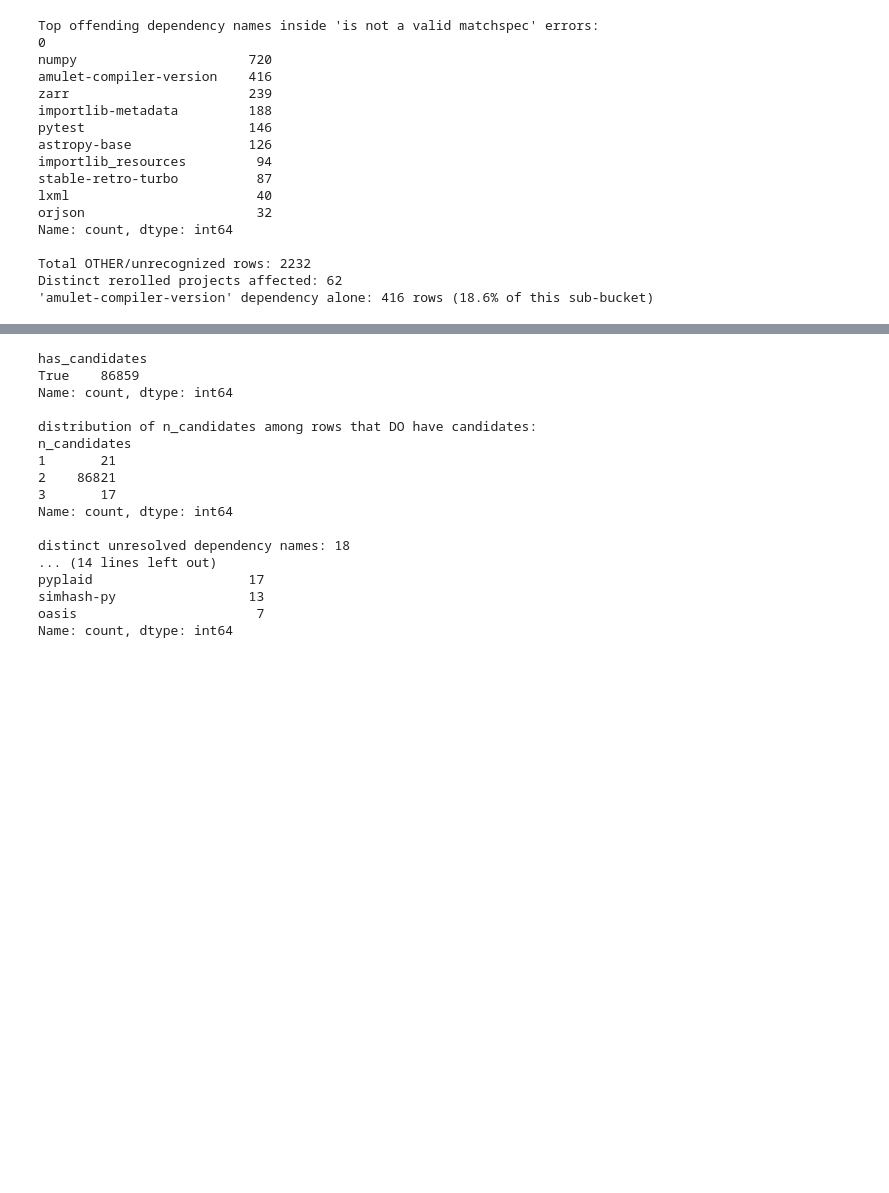
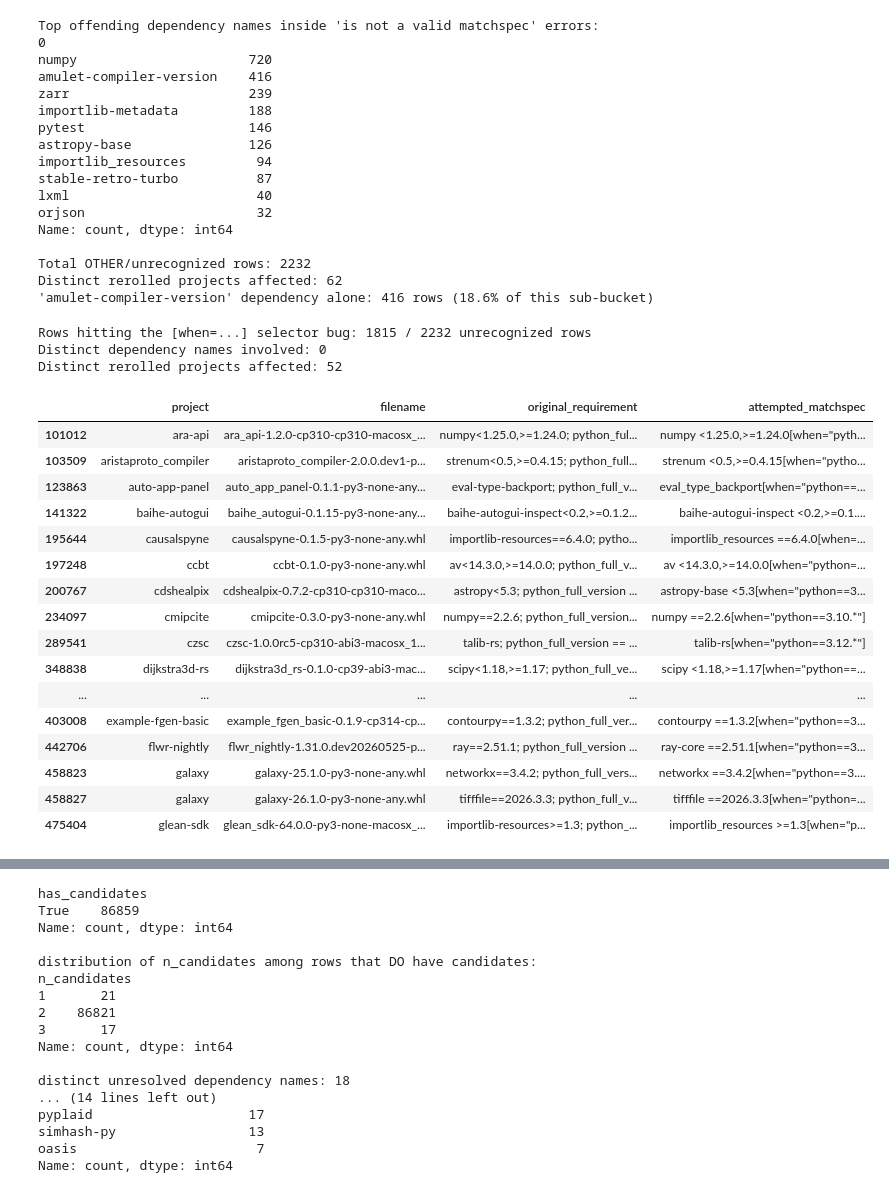
Before and after one commit to intentionally-left-nil/reroll-data, a Jupyter notebook: notebooks/reroll_v0.1.1_failure_analysis.ipynb, the cells around one changed output, grey strips where cells are left out. Drawn from its saved outputs; the diff is of its cells as text; code cells hidden in the pictures; blank space fills up the shorter version.

```diff
--- a/notebooks/reroll_v0.1.1_failure_analysis.ipynb
+++ b/notebooks/reroll_v0.1.1_failure_analysis.ipynb
@@ -668,3 +668,54 @@ Name: count, dtype: int64
 Total OTHER/unrecognized rows: 2232
 Distinct rerolled projects affected: 62
 'amulet-compiler-version' dependency alone: 416 rows (18.6% of this sub-bucket)
+# %%
+# Drill into the [when=...] selector bug specifically (excludes the
+# amulet-compiler-version numeric-overflow rows, which fail for an unrelated
+# reason). Pull the full original reroll_error plus project/filename so we
+# have concrete, reproducible example inputs.
+when_bug = unrecognized[
+    unrecognized["reroll_error"].str.contains(r'\[when="python==', regex=True)
+].copy()
+extracted = when_bug["reroll_error"].str.extract(
+    r"^unconvertable: UnconvertableRequirementError: '([^']*)', converted from '([^']*)', is not a valid matchspec"
+)
+when_bug["attempted_matchspec"] = extracted[0]
+when_bug["original_requirement"] = extracted[1]
+
+print(
+    f"Rows hitting the [when=...] selector bug: {len(when_bug)} / {len(unrecognized)} unrecognized rows"
+)
+print(
+    f"Distinct dependency names involved: {when_bug['attempted_matchspec'].str.extract(r'^(\\S+)')[0].nunique()}"
+)
+print(f"Distinct rerolled projects affected: {when_bug['project'].nunique()}")
+print()
+
+pd.set_option("display.max_colwidth", 100)
+examples = (
+    when_bug[["project", "filename", "original_requirement", "attempted_matchspec"]]
+    .drop_duplicates(subset=["original_requirement"])
+    .sort_values("project")
+)
+examples.head(20)
+# %% [output]
+Rows hitting the [when=...] selector bug: 1815 / 2232 unrecognized rows
+Distinct dependency names involved: 0
+Distinct rerolled projects affected: 52
+|  | project | filename | original_requirement | attempted_matchspec |
+| 101012 | ara-api | ara_api-1.2.0-cp310-cp310-macosx_... | numpy<1.25.0,>=1.24.0; python_ful... | numpy <1.25.0,>=1.24.0[when="pyth... |
+| 103509 | aristaproto_compiler | aristaproto_compiler-2.0.0.dev1-p... | strenum<0.5,>=0.4.15; python_full... | strenum <0.5,>=0.4.15[when="pytho... |
+| 123863 | auto-app-panel | auto_app_panel-0.1.1-py3-none-any... | eval-type-backport; python_full_v... | eval_type_backport[when="python==... |
+| 141322 | baihe-autogui | baihe_autogui-0.1.15-py3-none-any... | baihe-autogui-inspect<0.2,>=0.1.2... | baihe-autogui-inspect <0.2,>=0.1.... |
+| 195644 | causalspyne | causalspyne-0.1.5-py3-none-any.whl | importlib-resources==6.4.0; pytho... | importlib_resources ==6.4.0[when=... |
+| 197248 | ccbt | ccbt-0.1.0-py3-none-any.whl | av<14.3.0,>=14.0.0; python_full_v... | av <14.3.0,>=14.0.0[when="python=... |
+| 200767 | cdshealpix | cdshealpix-0.7.2-cp310-cp310-maco... | astropy<5.3; python_full_version ... | astropy-base <5.3[when="python==3... |
+| 234097 | cmipcite | cmipcite-0.3.0-py3-none-any.whl | numpy==2.2.6; python_full_version... | numpy ==2.2.6[when="python==3.10.*"] |
+| 289541 | czsc | czsc-1.0.0rc5-cp310-abi3-macosx_1... | talib-rs; python_full_version == ... | talib-rs[when="python==3.12.*"] |
+| 348838 | dijkstra3d-rs | dijkstra3d_rs-0.1.0-cp39-abi3-mac... | scipy<1.18,>=1.17; python_full_ve... | scipy <1.18,>=1.17[when="python==... |
+| ... | ... | ... | ... | ... |
+| 403008 | example-fgen-basic | example_fgen_basic-0.1.9-cp314-cp... | contourpy==1.3.2; python_full_ver... | contourpy ==1.3.2[when="python==3... |
+| 442706 | flwr-nightly | flwr_nightly-1.31.0.dev20260525-p... | ray==2.51.1; python_full_version ... | ray-core ==2.51.1[when="python==3... |
+| 458823 | galaxy | galaxy-25.1.0-py3-none-any.whl | networkx==3.4.2; python_full_vers... | networkx ==3.4.2[when="python==3.... |
+| 458827 | galaxy | galaxy-26.1.0-py3-none-any.whl | tifffile==2026.3.3; python_full_v... | tifffile ==2026.3.3[when="python=... |
+| 475404 | glean-sdk | glean_sdk-64.0.0-py3-none-macosx_... | importlib-resources>=1.3; python_... | importlib_resources >=1.3[when="p... |
```
Also changed, not shown: parts of 2 cells of this notebook.
